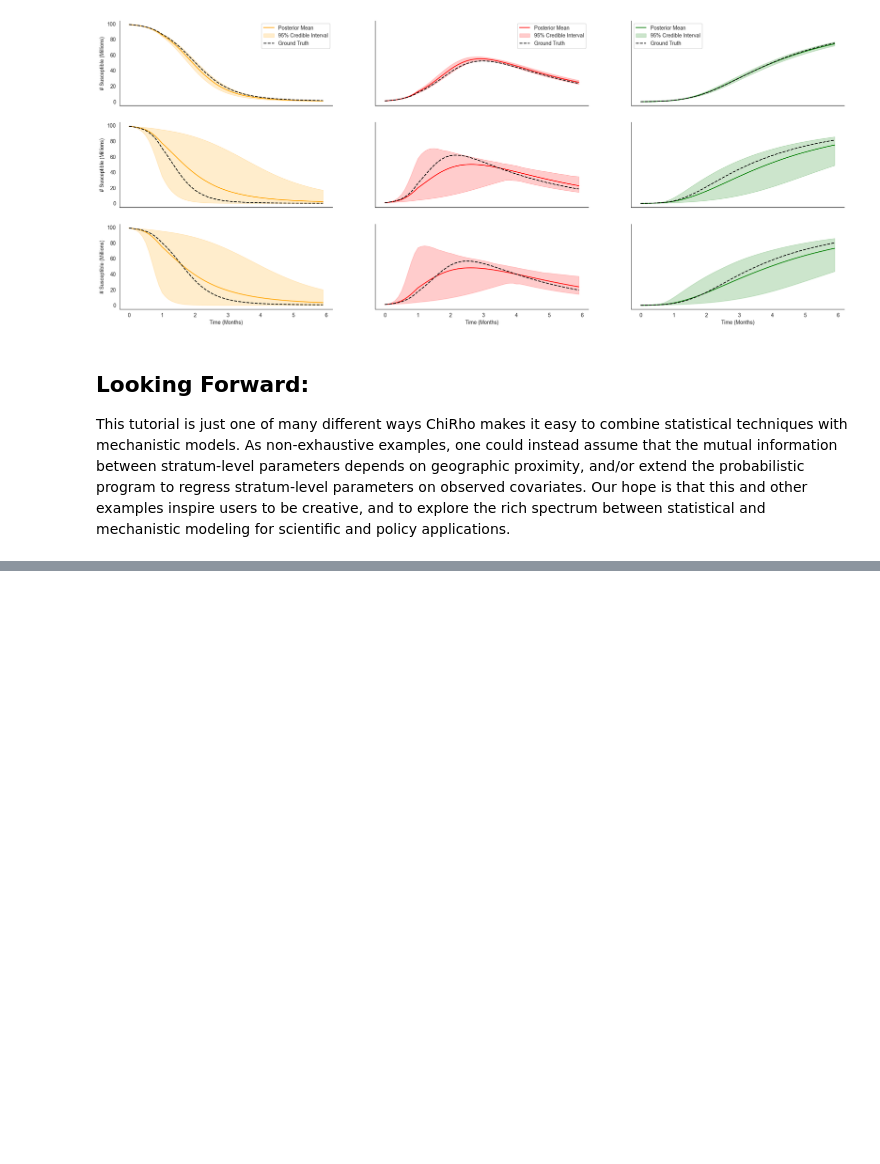
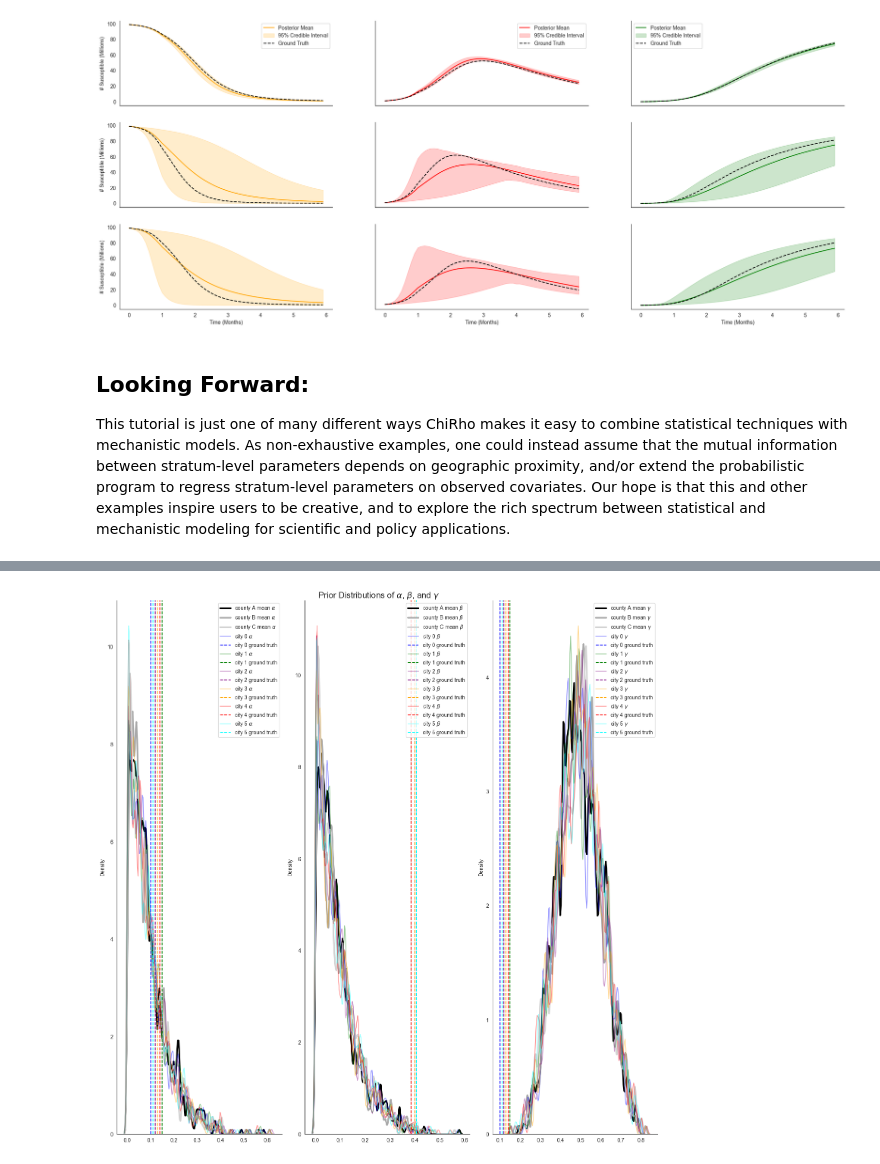
Before and after one commit to DARPA-ASKEM/program-milestones, a Jupyter notebook: Nov-24-monthly-epi-demo/Scenario-4/dynamical_multi.ipynb, the cells around one changed output, grey strips where cells are left out. Cells and saved outputs as stored; diff of their text form; code cells hidden in the pictures; blank space fills up the shorter version.

```diff
--- a/Nov-24-monthly-epi-demo/Scenario-4/dynamical_multi.ipynb
+++ b/Nov-24-monthly-epi-demo/Scenario-4/dynamical_multi.ipynb
@@ -1219,0 +1133,81 @@ seir_data
+# %%
+def reparameterize_inverse_gamma(mean, std):
+    alpha = 2 + mean**2 / std**2
+    beta = mean * (alpha - 1)
+    return alpha, beta
+
+
+def bayesian_multilevel_seir_prior(
+    n_counties_per_region: int, n_cities_per_county: int
+) -> tuple[torch.Tensor, torch.Tensor, pyro.plate]:
+
+    counties = pyro.plate("counties", size=n_counties_per_region)
+
+    with counties:
+        alpha_mean = pyro.sample("alpha_mean", dist.Beta(1, 10))
+        alpha_std = 0.01
+        beta_mean = pyro.sample("beta_mean", dist.Beta(1, 10))
+        beta_std = 0.01
+
+        gamma_mean = pyro.sample("gamma_mean", dist.Beta(10, 10))
+        gamma_std = 0.01
+
+        cities = pyro.plate("cities", size=n_cities_per_county)
+
+        with cities:
+            alpha = pyro.sample(
+                "alpha",
+                dist.InverseGamma(*reparameterize_inverse_gamma(alpha_mean, alpha_std)),
+            )
+            beta = pyro.sample(
+                "beta",
+                dist.InverseGamma(*reparameterize_inverse_gamma(beta_mean, beta_std)),
+            )
+            gamma = pyro.sample(
+                "gamma",
+                dist.InverseGamma(*reparameterize_inverse_gamma(gamma_mean, gamma_std)),
+            )
+    return alpha, beta, gamma, counties, cities
+
+
+# let's illustrate prior distributions: they should be similar but not identical
+
+with pyro.poutine.trace() as tr:
+    with pyro.plate("samples", num_samples * 5, dim=-2):
+        bayesian_multilevel_seir_prior(n_counties_per_region, n_cities_per_county)
+
+alpha_mean = tr.trace.nodes["alpha_mean"]["value"].detach().squeeze().numpy()
+beta_mean = tr.trace.nodes["beta_mean"]["value"].detach().squeeze().numpy()
+gamma_mean = tr.trace.nodes["gamma_mean"]["value"].detach().squeeze().numpy()
+
+alphas = tr.trace.nodes["alpha"]["value"].detach().squeeze().numpy()
+alphas = [alphas[0, :, 0], alphas[1, :, 0], alphas[0, :, 1], alphas[1, :, 1], alphas[0, :, 2], alphas[1, :, 2]]
+
+betas = tr.trace.nodes["beta"]["value"].detach().squeeze().numpy()
+betas = [betas[0, :, 0], betas[1, :, 0], betas[0, :, 1], betas[1, :, 1], betas[0, :, 2], betas[1, :, 2]]
+gammas = tr.trace.nodes["gamma"]["value"].detach().squeeze().numpy()
+gammas = [gammas[0, :, 0], gammas[1, :, 0], gammas[0, :, 1], gammas[1, :, 1], gammas[0, :, 2], gammas[1, :, 2]]
+# adjust bw to illustrate variance between sampling
+# and to avoid oversmoothing,
+# "plotting" non-existent values below
+# zero as present
+county_colors = {'A': 'black', 'B': 'darkgrey', 'C': 'lightgrey'}
+city_colors = ["blue", "green", "purple", "orange", "red", "cyan"]
+
+plot_seir_marginals(
+    county_colors,
+    city_colors,
+    alpha_mean,
+    beta_mean,
+    gamma_mean,
+    alphas,
+    betas,
+    gammas,
+    alpha_true,
+    beta_true,
+    gamma_true,
+    "Prior Distributions of $\\alpha$, $\\beta$, and $\\gamma$",
+    bw_adjust=0.2,
+)
+# %% [output]
+[figure, added]
```
Also changed, not shown: parts of 26 cells of this notebook.
